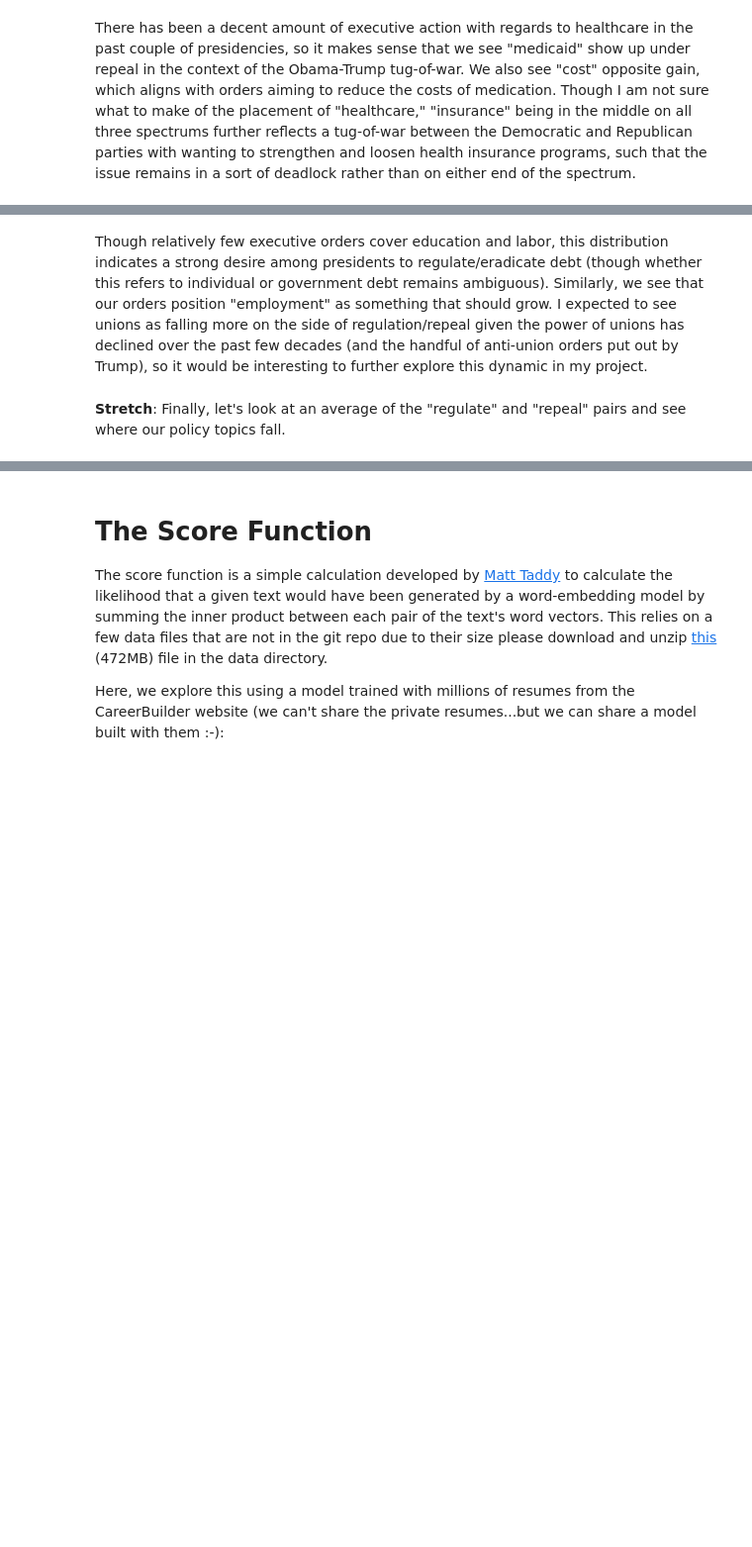
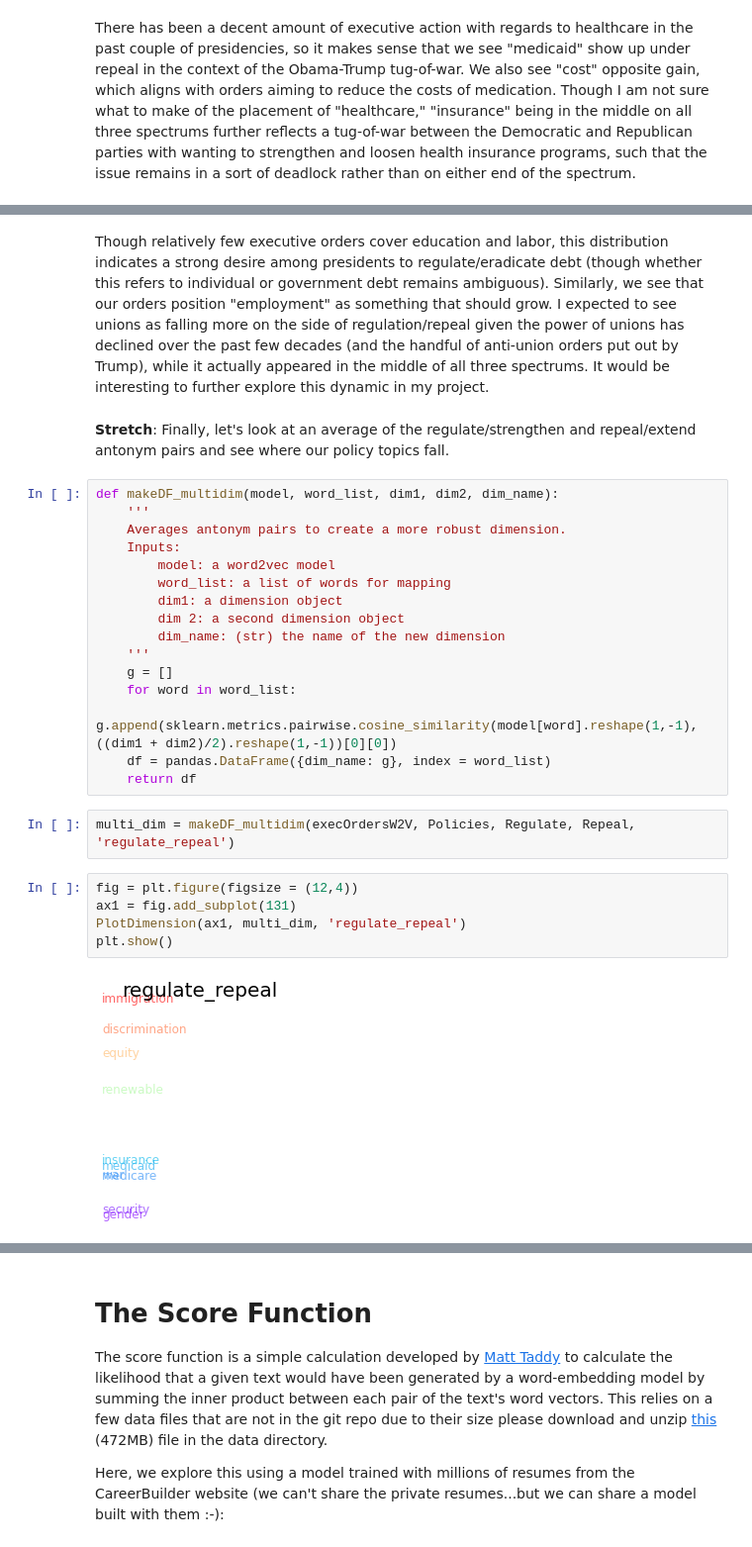
Before and after one commit to lilygrier/Homework-Notebooks, a Jupyter notebook: week-7/7-Vector-Space-Word-Embeddings_lilygrier.ipynb, the cells around one changed output, grey strips where cells are left out. Shown at 99% size. Drawn from its saved outputs; the diff is of its cells as text; blank space fills up the shorter version.

```diff
--- a/week-7/7-Vector-Space-Word-Embeddings_lilygrier.ipynb
+++ b/week-7/7-Vector-Space-Word-Embeddings_lilygrier.ipynb
@@ -1436,4 +1436,29 @@ plt.show()
 # %% [markdown]
-Though relatively few executive orders cover education and labor, this distribution indicates a strong desire among presidents to regulate/eradicate debt (though whether this refers to individual or government debt remains ambiguous). Similarly, we see that our orders position "employment" as something that should grow. I expected to see unions as falling more on the side of regulation/repeal given the power of unions has declined over the past few decades (and the handful of anti-union orders put out by Trump), so it would be interesting to further explore this dynamic in my project.
+Though relatively few executive orders cover education and labor, this distribution indicates a strong desire among presidents to regulate/eradicate debt (though whether this refers to individual or government debt remains ambiguous). Similarly, we see that our orders position "employment" as something that should grow. I expected to see unions as falling more on the side of regulation/repeal given the power of unions has declined over the past few decades (and the handful of anti-union orders put out by Trump), while it actually appeared in the middle of all three spectrums. It would be interesting to further explore this dynamic in my project.
 # %% [markdown]
-**Stretch**: Finally, let's look at an average of the "regulate" and "repeal" pairs and see where our policy topics fall.
+**Stretch**: Finally, let's look at an average of the regulate/strengthen and repeal/extend antonym pairs and see where our policy topics fall.
+# %%
+def makeDF_multidim(model, word_list, dim1, dim2, dim_name):
+    '''
+    Averages antonym pairs to create a more robust dimension.
+    Inputs:
+        model: a word2vec model
+        word_list: a list of words for mapping
+        dim1: a dimension object
+        dim 2: a second dimension object
+        dim_name: (str) the name of the new dimension
+    '''
+    g = []
+    for word in word_list:
+        g.append(sklearn.metrics.pairwise.cosine_similarity(model[word].reshape(1,-1), ((dim1 + dim2)/2).reshape(1,-1))[0][0])
+    df = pandas.DataFrame({dim_name: g}, index = word_list)
+    return df
+# %%
+multi_dim = makeDF_multidim(execOrdersW2V, Policies, Regulate, Repeal, 'regulate_repeal')
+# %%
+fig = plt.figure(figsize = (12,4))
+ax1 = fig.add_subplot(131)
+PlotDimension(ax1, multi_dim, 'regulate_repeal')
+plt.show()
+# %% [output]
+[figure, added]
```
Also changed, not shown: parts of 12 cells of this notebook.
